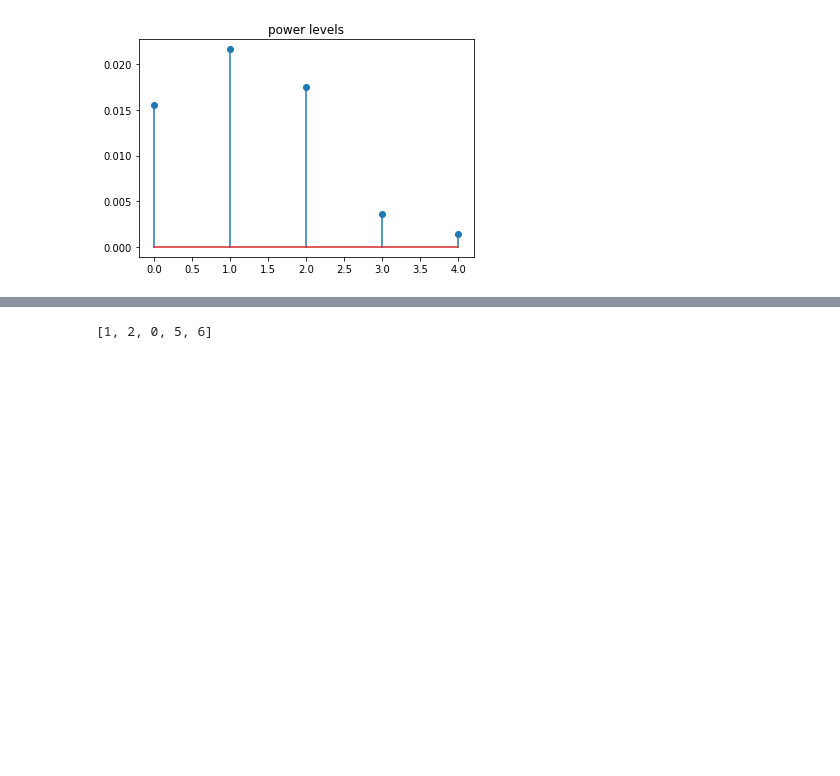
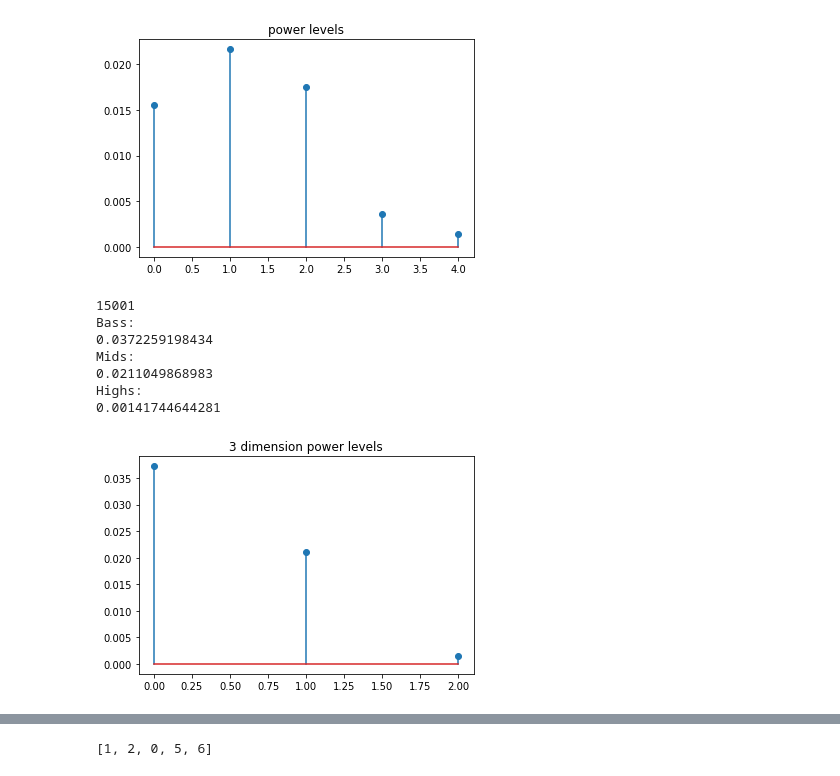
Before and after one commit to jonfung/mp3-fft, a Jupyter notebook: nb.ipynb, the cells around one changed output, grey strips where cells are left out. Drawn from its saved outputs; the diff is of its cells as text; code cells hidden in the pictures; blank space fills up the shorter version.

Commit message:
three dimension comparison

```diff
--- a/nb.ipynb
+++ b/nb.ipynb
@@ -148,4 +148,38 @@ High Mids:
 Highs:
 0.00141744644281
 [figure]
+# %%
+#0 to 300 bass
+#300 to 6000  mids
+#6000-15000 high
+
+print(len(powvals))
+
+b = integrate.trapz(powvals[0:301])
+m = integrate.trapz(powvals[300:6001])
+h = integrate.trapz(powvals[6000:])
+
+print("Bass:")
+print(b)
+
+print("Mids:")
+print(m)
+
+print("Highs:")
+print(h)
+
+arr2 = [b, m, h]
+
+plt.stem(arr2)
+plt.title("3 dimension power levels")
+plt.show()
+# %% [output]
+15001
+Bass:
+0.0372259198434
+Mids:
+0.0211049868983
+Highs:
+0.00141744644281
+[figure, added]
 # %%
```
Also changed, not shown: parts of 4 cells of this notebook.
